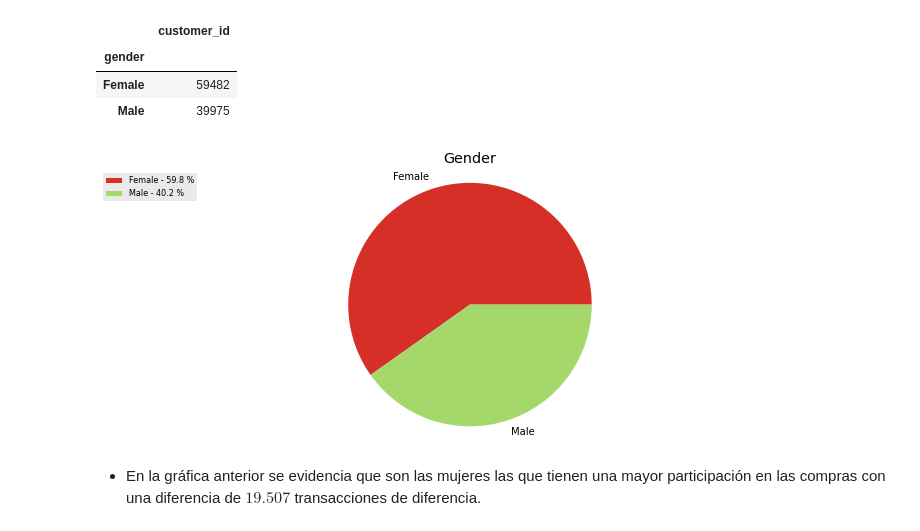
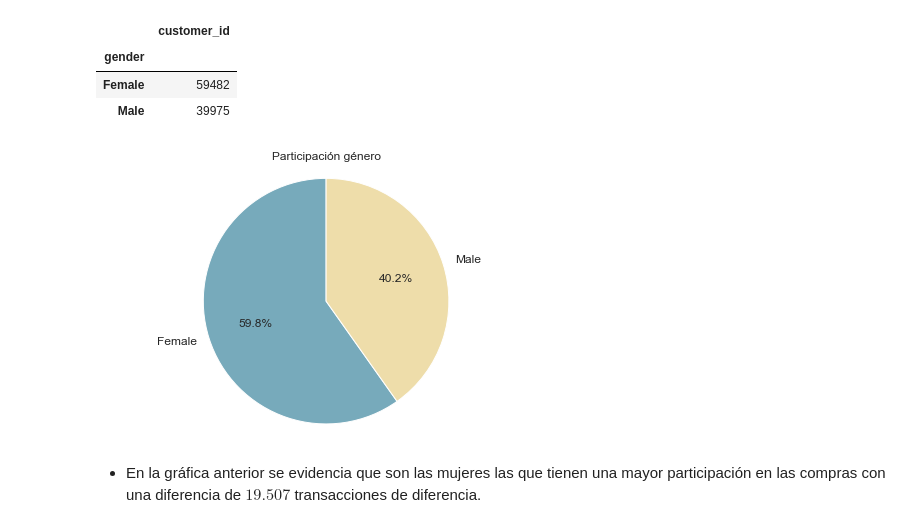
Before and after one commit to Mdm2016/Monografia-udea-cohorte-5, a Jupyter notebook: entregable_ii/2.analitica_descriptiva.ipynb, the cells around one changed output. Drawn from its saved outputs; the diff is of its cells as text; code cells hidden in the pictures.

```diff
--- a/entregable_ii/2.analitica_descriptiva.ipynb
+++ b/entregable_ii/2.analitica_descriptiva.ipynb
@@ -25,51 +28,46 @@ def pie_plot(data: pd.DataFrame,
              col: str,
              title: str,
              savefig: bool = False) -> None:
-    """Genera un gráfico de torta basado en una columna de un DataFrame.
+    """Genera un gráfico de torta basado en una columna de un
+     DataFrame.
 
     Args:
         data (pd.DataFrame): El DataFrame que contiene los datos.
         col (str): El nombre de la columna a graficar.
-        title: Título de la gráfica.
-        savefig: Opcional. Si se quiere guardar la imagen
-         en output.
+        title (str): Título de la gráfica.
+        savefig (bool): Opcional. Si se quiere guardar la imagen en output.
 
     Returns:
         None: Muestra el gráfico de pastel.
 
     """
     plt.figure(figsize=(8, 5))
+
     datos = data[col]
-    labels = data.index
+    labels = datos.index
 
-    # Se agregan colores con plt.cm estableciendo un color para cada espacio en el
-    # diagrama, por eso se usa un linspace de la misma magnitud de los datos.
-    colors = plt.cm.RdYlGn(np.linspace(0.1, 0.7, len(datos)))
+    # Generar paleta de colores con Seaborn
+    colors = sns.color_palette("blend:#7AB,#EDA", len(datos))
 
     # Generación del diagrama circular
-    patches, texts = plt.pie(datos, labels=labels, colors=colors)
+    patches, texts, autotexts = plt.pie(
+        datos,
+        labels=labels,
+        colors=colors,
+        autopct='%1.1f%%',
+        startangle=90,
+        textprops={'fontsize': 12})
 
     # Para que siempre se vea como un círculo
     plt.axis('equal')
-
-    # Se eliminan las líneas
-    plt.rcParams['patch.linewidth'] = 0
-
-    # Estimación porcentaje
-    porcent = 100 * datos / sum(datos)
-    # Lista que será expuesta en la legenda
-    labels = ['{0} - {1:1.1f} %'.format(i,j) for i, j in zip(labels, porcent)]
-
-    # Se genera la legenda
-    # bbox_to_anchor especifica en coordenadas la posición de la legenda
-    plt.legend(patches, labels, bbox_to_anchor=(-0.1, 1.), fontsize=8)
 
     # Agregar título
     plt.title(title)
 
     # Guardar la figura si savefig es True y se proporciona una ruta
     if savefig:
-        plt.savefig(os.path.join('..', 'output', f'{title}.png'), bbox_inches='tight')
+        path_save = os.path.join('..', 'output', f'{title.replace(" ", "_")}.png')
+        plt.savefig(path_save, bbox_inches='tight')
 
     plt.show()
 # %%
@@ -238,11 +316,11 @@ gender
 # %%
 pie_plot(
     data=gender,
     col='customer_id',
-    title='Gender',
+    title='Participación género',
     savefig=True)
 # %% [output]
-[figure, old version]
+[figure, new version]
 # %% [markdown]
 * En la gráfica anterior se evidencia que son las mujeres las que tienen una mayor participación en las compras con una diferencia de $19.507$ transacciones de diferencia.
 # %%
```
Also changed, not shown: parts of 23 cells of this notebook, 20 other files.
